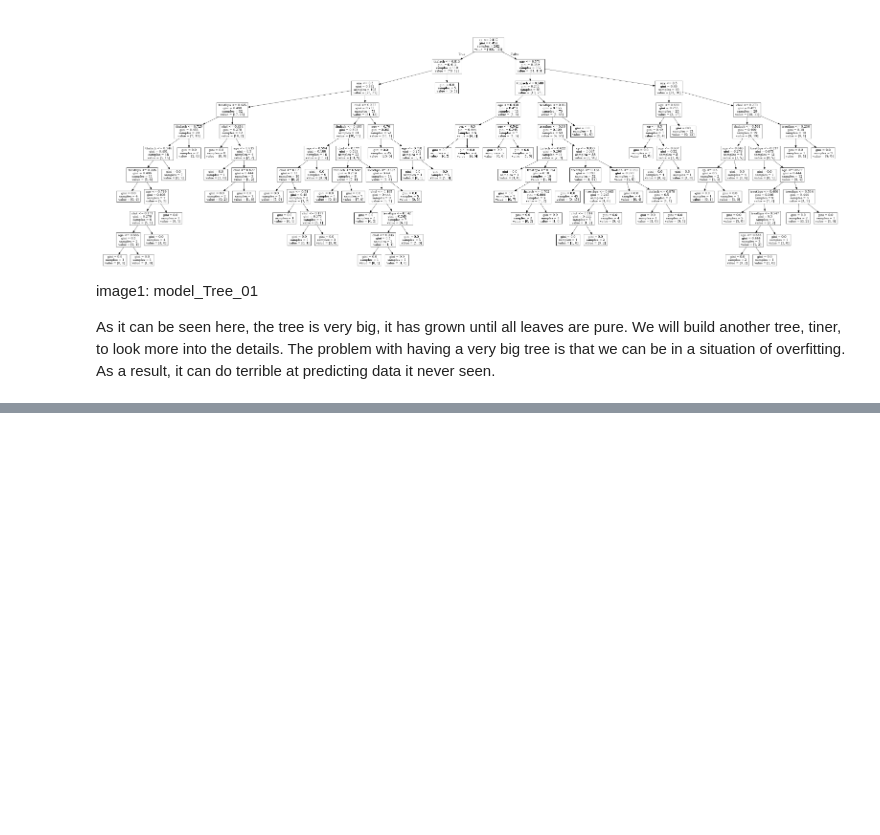
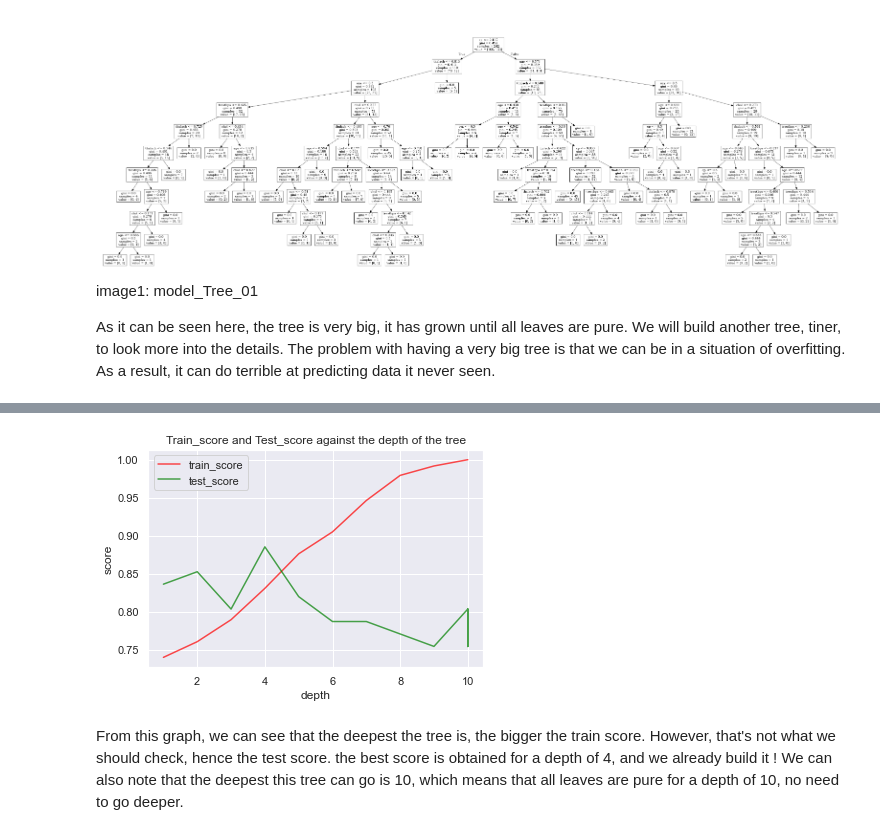
Before and after one commit to TrefleEncornet2/PortFolio, a Jupyter notebook: From Tree Classifier to Random Forest.ipynb, the cells around one changed output, grey strips where cells are left out. Cells and saved outputs as stored; diff of their text form; code cells hidden in the pictures; blank space fills up the shorter version.

Commit message:
Partie sur le tree classifier presque finie.

```diff
--- a/From Tree Classifier to Random Forest.ipynb
+++ b/From Tree Classifier to Random Forest.ipynb
@@ -241,0 +248,21 @@ How to read a tree:
+# %%
+train_score, test_score, max_depth = [], [], []
+for i in range(1,20):
+    clf = DecisionTreeClassifier(max_depth = i)
+    clf.fit(X_train,y_train)
+    train_score.append(clf.score(X_train,y_train))
+    test_score.append(clf.score(X_test,y_test))
+    max_depth.append(clf.tree_.max_depth)
+# %%
+plt.plot(max_depth, train_score, color = 'red', alpha = 0.7, label = 'train_score')
+plt.plot(max_depth, test_score, color = 'green', alpha = 0.7, label = 'test_score')
+plt.legend()
+plt.title('Train_score and Test_score against the depth of the tree')
+plt.xlabel('depth')
+plt.ylabel('score')
+plt.show()
+# %% [output]
+[figure, added]
+# %% [markdown]
+From this graph, we can see that the deepest the tree is, the bigger the train score. However, that's not what we should check, hence the test score. the best score is obtained for a depth of 4, and we already build it !
+We can also note that the deepest this tree can go is 10, which means that all leaves are pure for a depth of 10, no need to go deeper.
```
Also changed, not shown: parts of 8 cells of this notebook.
